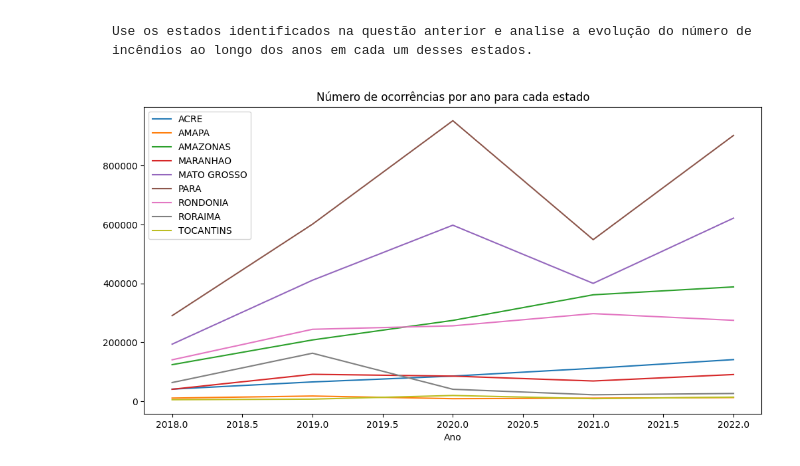
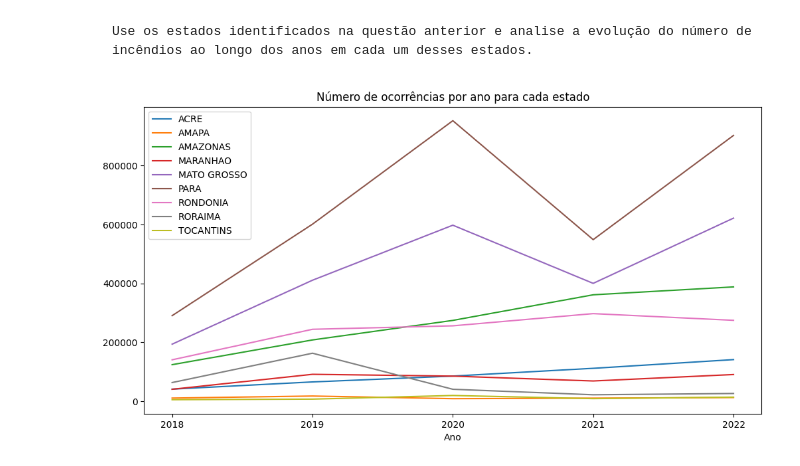
Before and after one commit to joaoalexarruda/ipp_amazon_fire_analysis, a Jupyter notebook: main.ipynb, the cells around one changed output. Saved outputs shown, nothing was run; the diff lists cells and outputs as text; code cells hidden in the pictures.

```diff
--- a/main.ipynb
+++ b/main.ipynb
@@ -351,10 +339,10 @@ Name: N° de ocorrências, dtype: float64
 # %%
 states = df['Estado'].unique()
 
 for state in states:
     df_state = df.query(f'Estado == "{state}"')
     df_state = df_state.groupby('Ano')['N° de ocorrências'].sum()
     df_state.plot(kind='line', label=state, figsize=(12, 6), legend=state,
-                  title='Número de ocorrências por ano para cada estado')
+                  title='Número de ocorrências por ano para cada estado', xticks=df_state.index)
 # %% [output]
-[figure, old version]
+[figure, new version]
```
Also changed, not shown: parts of 9 cells of this notebook.
